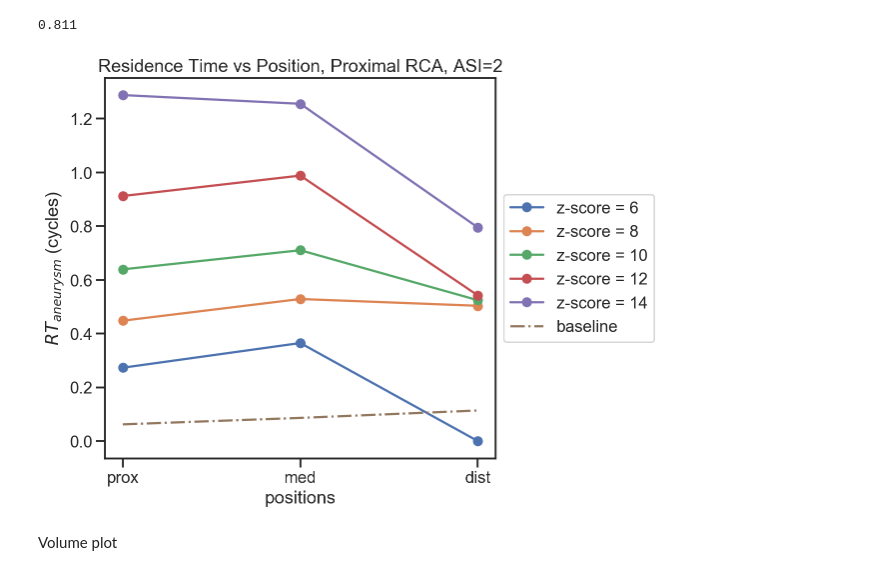
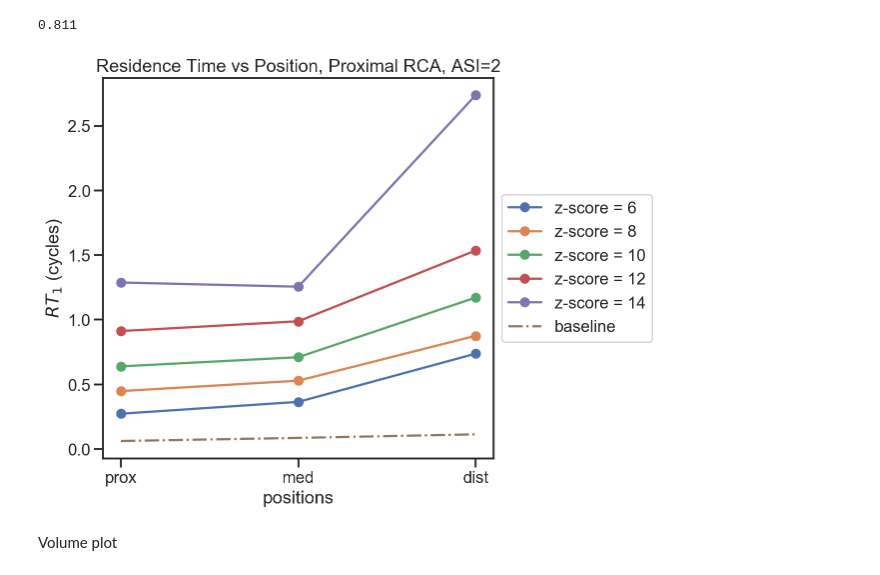
Before and after one commit to StanfordCBCL/KD-project, a Jupyter notebook: RT Visualization.ipynb, the cells around one changed output. Saved outputs shown, nothing was run; the diff lists cells and outputs as text; code cells hidden in the pictures.

Commit message:
new visualizations, updating a lot of other stuff

```diff
--- a/RT Visualization.ipynb
+++ b/RT Visualization.ipynb
@@ -44,7 +44,7 @@ cycle_time = dt*1000
 right_residence_times = {
     'ASI2': {'prox':[.2214,  0.36337, 0.51839, 0.73986, 1.0446],
              'med' :[0.29585, 0.42878,  0.57607 , 0.80149, 1.0183],
-             'dist':[0.0, 0.40835, 0.42525, 0.43983, 0.64517]},
+             'dist':[.59844, 0.71051, 0.95027, 1.2456, 2.2204]},
     'ASI4': {'prox':[.49766, 0.79491, 1.1573, 1.5185, 2.3435]},
     'ASI6': {'prox':[.52155, 0.99527, 1.2981, 1.6884, 2.3579]}
 }
@@ -52,7 +52,7 @@ right_residence_times = {
 right_volumes = {
     'ASI2': {'prox':[0.37912, 0.48379, 0.68129, 0.88389, 1.1165],
              'med': [0.2626, 0.40586, 0.58183, 0.80693, 1.0183],
-             'dist': [0, 0.61351, 1.2367, 2.4741, 3.2989]},
+             'dist': [.19253, 0.30718, .45923, .65179, .89421]},
     'ASI4': {'prox':[0.90235, 1.3218, 1.9063, 2.5823, 2.8892]},
     'ASI6': {'prox':[1.4014, 1.4651, 2.109, 2.9514, 4.0107]},
 }
@@ -108,26 +108,26 @@ print cycle_time
 # %%
 fig = plt.figure(figsize=(7,7))
 ax = fig.add_subplot(1, 1, 1)
 cur_shape = 'ASI2'
 positions =  ['prox', 'med', 'dist']
 
 for z, size in enumerate(z_scores):
     res_times = np.zeros((len(plotted_shapes), len(z_scores)))
     for a, pos in enumerate(positions):
         res_times[a, z] = right_residence_times[cur_shape][pos][z]
     ax.plot(positions, res_times[:,z]/cycle_time, label = 'z-score = ' + str(plotted_z_scores[size]), marker='o')
 
 
 
 ax.plot(positions, [baseline_residence_times[shape] for shape in plotted_shapes], label='baseline', linestyle='-.')
 ax.legend(loc='center left', bbox_to_anchor=(1, 0.5))
 #plt.legend()
 plt.xlabel('positions')
-plt.ylabel('$RT_{\t{aneurysm}}$ (cycles)')
+plt.ylabel('$RT_{1}$ (cycles)')
 plt.title('Residence Time vs Position, Proximal RCA, ASI=2')
 plt.show()
 # %% [output]
-[figure, old version]
+[figure, new version]
 # %% [markdown]
 Volume plot
 # %%
```
Also changed, not shown: parts of 1 cell of this notebook, 5 other files.
